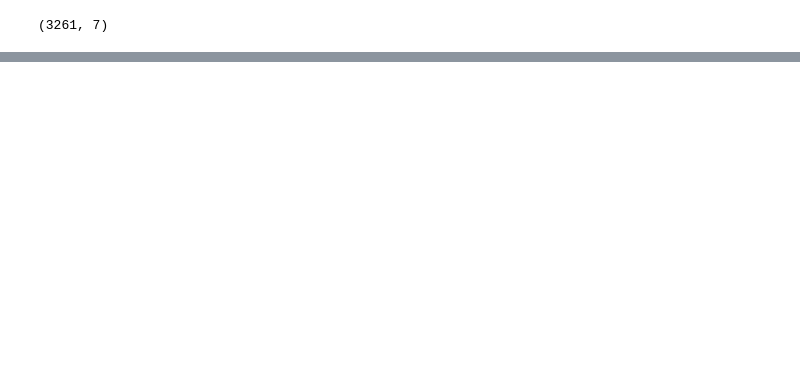
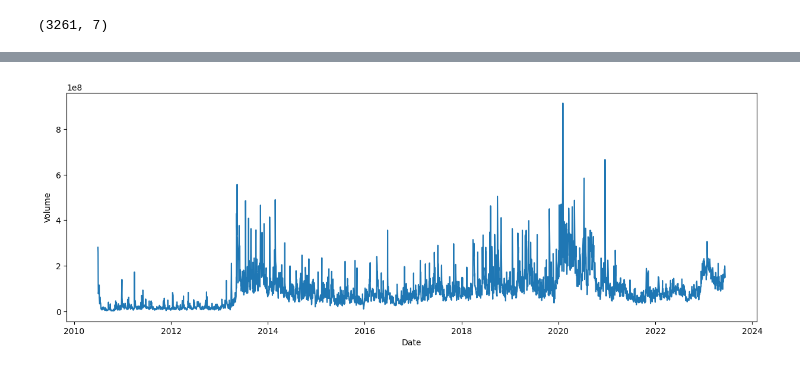
Before and after one commit to kinged0043/PremierProject1, a Jupyter notebook: projectnotebook.ipynb, the cells around one changed output, grey strips where cells are left out. Saved outputs shown, nothing was run; the diff lists cells and outputs as text; code cells hidden in the pictures; blank space fills up the shorter version.

```diff
--- a/projectnotebook.ipynb
+++ b/projectnotebook.ipynb
@@ -97,0 +129,7 @@ data.shape
+# %%
+# time series plot of the volume across the years
+plt.figure(figsize=(15, 5))
+sns.lineplot(x='Date', y='Volume', data=data)
+plt.show()
+# %% [output]
+[figure, added]
```
Also changed, not shown: parts of 62 cells of this notebook, 1 other file.
